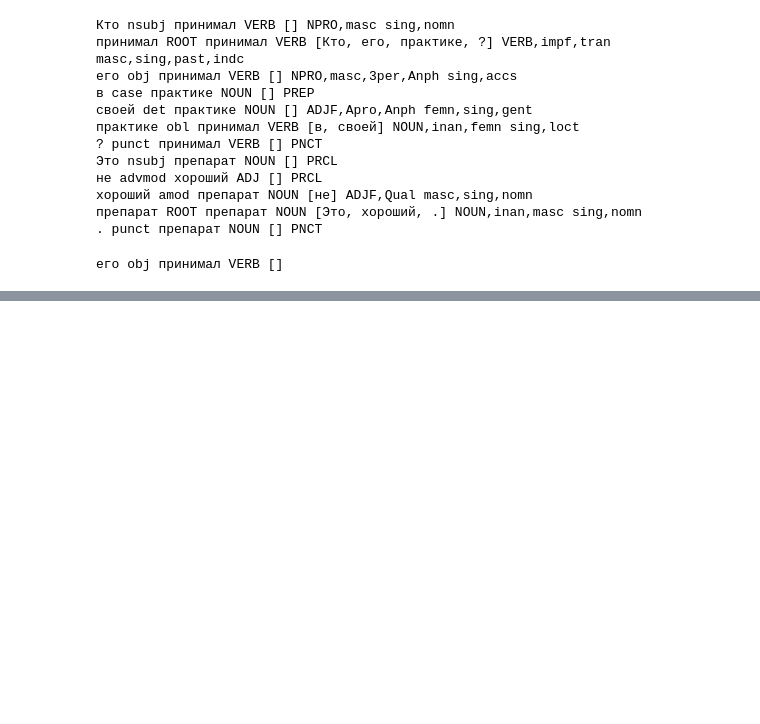
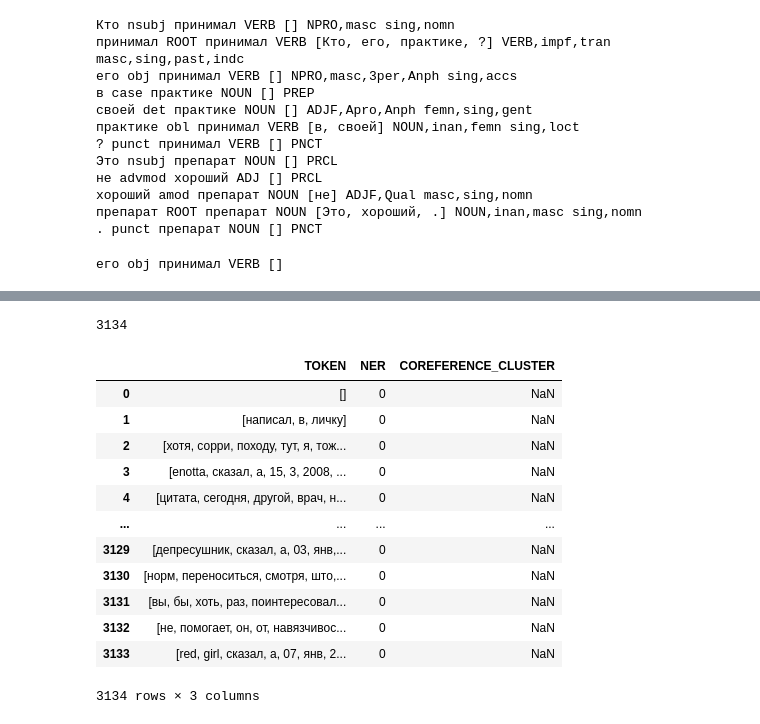
Before and after one commit to DmitryKutsev/cross-document_coreference, a Jupyter notebook: text_analysis.ipynb, the cells around one changed output, grey strips where cells are left out. Cells and saved outputs as stored; diff of their text form; code cells hidden in the pictures; blank space fills up the shorter version.

```diff
--- a/text_analysis.ipynb
+++ b/text_analysis.ipynb
@@ -189,0 +207,30 @@ str_list[1]
+# %%
+sentences_for_annts = [' '.join(sent) for sent in sentences_tokenized]
+sentences_for_annts = [sent.split() for sent in set(sentences_for_annts)]
+sents_for_annts= []
+sents_for_annts = [sents_for_annts.extend(sent) for sent in sentences_for_annts]
+# %%
+len(sentences_for_annts)
+# %% [output]
+3134
+# %%
+df = pd.DataFrame(columns=['TOKEN', 'NER', 'COREFERENCE_CLUSTER'])
+# %%
+df['TOKEN'] = sentences_for_annts
+df['NER'] = [0 for i in range(len(sentences_for_annts))]
+# %%
+df
+# %% [output]
+|  | TOKEN | NER | COREFERENCE_CLUSTER |
+| 0 | [] | 0 | NaN |
+| 1 | [написал, в, личку] | 0 | NaN |
+| 2 | [хотя, сорри, походу, тут, я, тож... | 0 | NaN |
+| 3 | [enotta, сказал, а, 15, 3, 2008, ... | 0 | NaN |
+| 4 | [цитата, сегодня, другой, врач, н... | 0 | NaN |
+| ... | ... | ... | ... |
+| 3129 | [депресушник, сказал, а, 03, янв,... | 0 | NaN |
+| 3130 | [норм, переноситься, смотря, што,... | 0 | NaN |
+| 3131 | [вы, бы, хоть, раз, поинтересовал... | 0 | NaN |
+| 3132 | [не, помогает, он, от, навязчивос... | 0 | NaN |
+| 3133 | [red, girl, сказал, а, 07, янв, 2... | 0 | NaN |
+3134 rows × 3 columns
```
Also changed, not shown: parts of 16 cells of this notebook.
